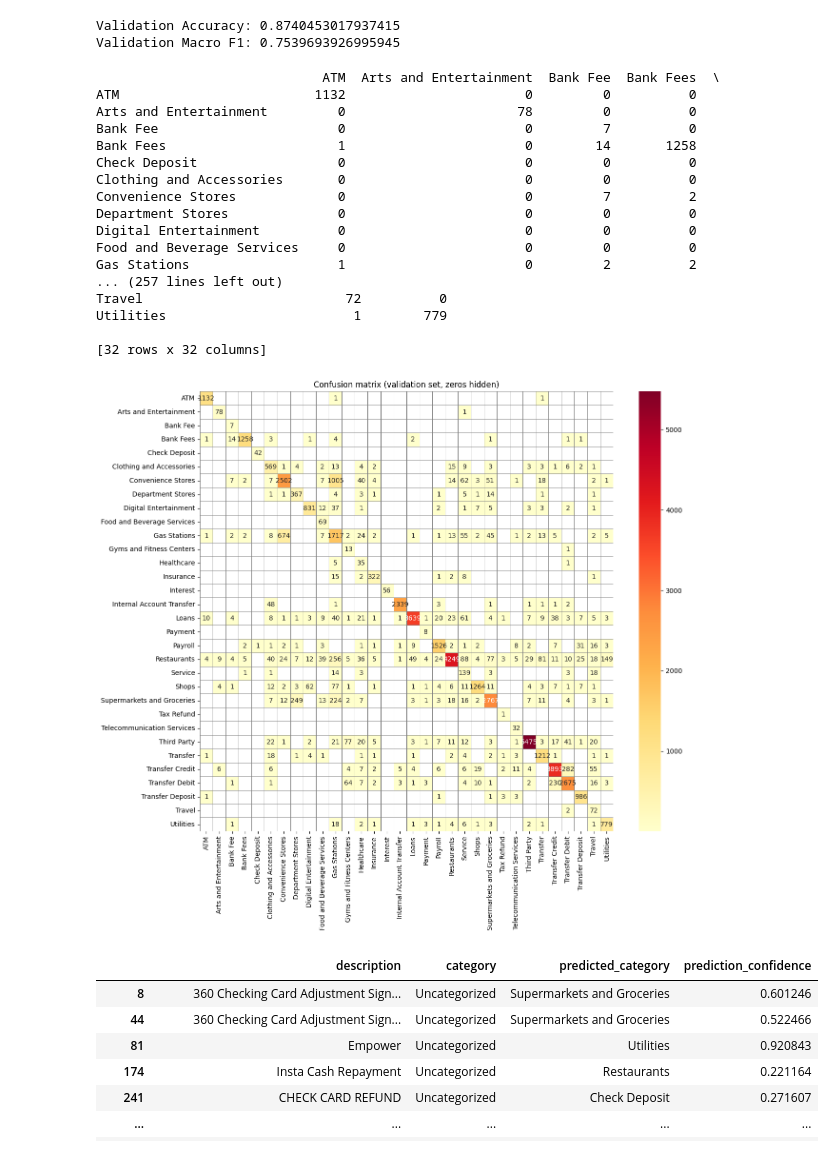
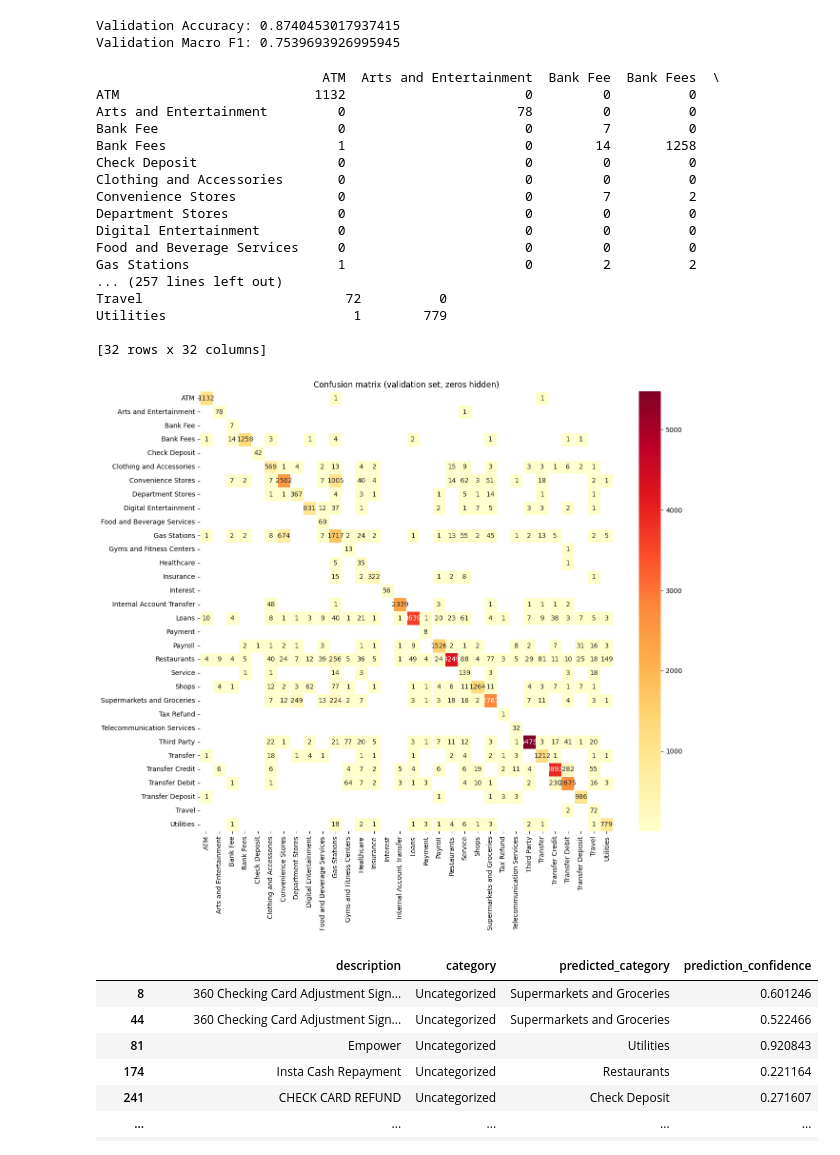
Before and after one commit to atiqrazak/machine-learning-scientist, a Jupyter notebook: machine_learning_code.ipynb, the cells around one changed output. Drawn from its saved outputs; the diff is of its cells as text; code cells hidden in the pictures.

```diff
--- a/machine_learning_code.ipynb
+++ b/machine_learning_code.ipynb
@@ -320,7 +361,17 @@ tx.head()
 | 3 | 1 | 1 | 2 | 1 | 2023-06-02 | ONLINE TRANSFER FROM CARSON N EVE... | 16.0 | Transfer Credit | ... |
 | 4 | 1 | 1 | 2 | 2 | 2023-06-01 | ONLINE TRANSFER FROM CARSON N EVE... | 4.0 | Transfer Credit | ... |
 # %%
+# Only labeled data for training
 mask_labeled = tx['category'] != 'Uncategorized'
+# choose model (X_choose)
+X_labeled = #(X_choose).loc[mask_labeled]
+y_labeled = tx.loc[mask_labeled, 'category']
 
-X_labeled = X_comp.loc[mask_labeled]
-y_labeled = tx.loc[mask_labeled, 'category']
+# Train/validation split
+X_train, X_val, y_train, y_val = train_test_split(
+    X_labeled,
+    y_labeled,
+    test_size=0.2,
+    stratify=y_labeled,
+    random_state=RANDOM_SEED
+)
@@ -395,50 +439,49 @@ tx.loc[mask_uncat, 'prediction_confidence'] = conf_uncat
 Validation Accuracy: 0.8740453017937415
 Validation Macro F1: 0.7539693926995945
 # %%
+# =========================
+# 11. Confusion matrix visualization
+# =========================
 
-
-
-# Compute confusion matrix on validation set (known categories)
+# Confusion matrix shows which categories are confused with each other or any systematic model errors
 cm = confusion_matrix(y_val, pipe.predict(X_val), labels=pipe.classes_)
-
-cm_df = pd.DataFrame(cm, index=pipe.classes_, columns=pipe.classes_)
+cm_df = pd.DataFrame(cm, index=pipe.classes_, columns=pipe.classes_) # Convert matrix to DataFrame
 print(cm_df)
 
-# Mask zeros in your confusion matrix
-mask = cm == 0  # cm is already a NumPy array from confusion_matrix
+mask = cm == 0  # mask zeros for clearer heatmap
 
-plt.figure(figsize=(14, 12))
-sns.heatmap(
-    cm,
-    annot=True,            # show numbers
-    fmt='d',
-    cmap='YlOrRd',         # contrasting colors
-    mask=mask,             # hide zeros
-    linewidths=0.5,
-    linecolor='gray',
-    xticklabels=pipe.classes_,
-    yticklabels=pipe.classes_
-)
+plt.figure(figsize=(14,12))
+sns.heatmap(cm,
+            annot=True, # show numbers
+            fmt='d', # integer formatting
+            cmap='YlOrRd', # color scale
+            mask=mask, # hide zero cells
+            linewidths=0.5,
+            linecolor='white',
+            xticklabels=pipe.classes_,
+            yticklabels=pipe.classes_
+            )
+
 plt.xticks(rotation=90)
 plt.yticks(rotation=0)
 plt.title("Confusion matrix (validation set, zeros hidden)")
 plt.show()
 # %% [output]
                              ATM  Arts and Entertainment  Bank Fee  Bank Fees  \
 ATM                         1132                       0         0          0
 Arts and Entertainment         0                      78         0          0
 Bank Fee                       0                       0         7          0
 Bank Fees                      1                       0        14       1258
 Check Deposit                  0                       0         0          0
 Clothing and Accessories       0                       0         0          0
 Convenience Stores             0                       0         7          2
 Department Stores              0                       0         0          0
 Digital Entertainment          0                       0         0          0
 Food and Beverage Services     0                       0         0          0
 Gas Stations                   1                       0         2          2
 ... (257 lines left out)
 Travel                          72          0
 Utilities                        1        779
 
 [32 rows x 32 columns]
-[figure, old version]
+[figure, new version]
```
Also changed, not shown: parts of 24 cells of this notebook.
